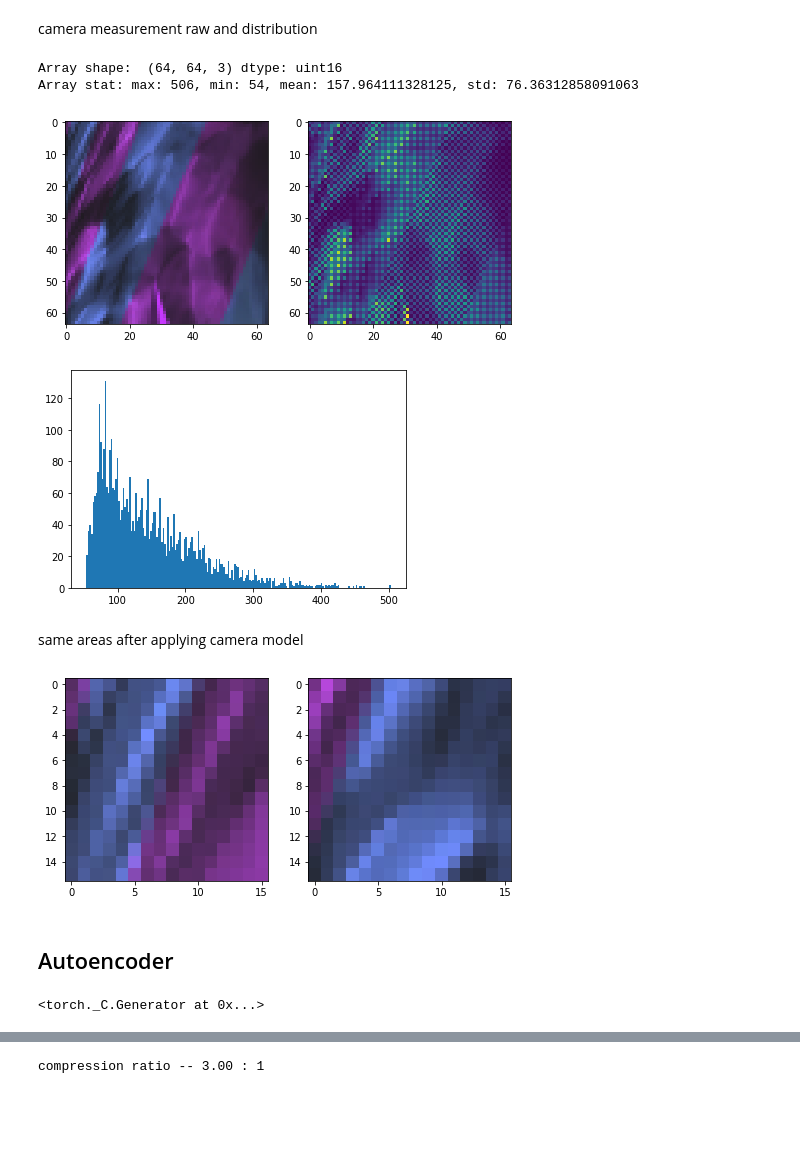
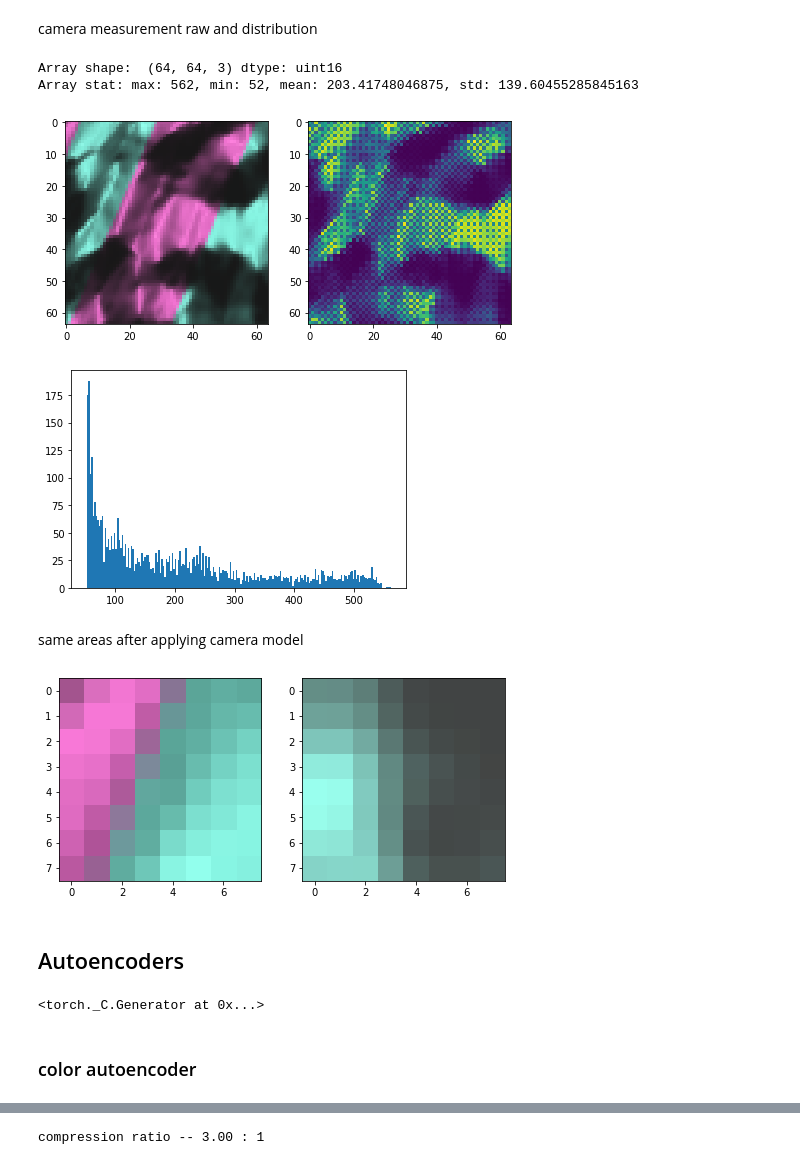
Before and after one commit to cianhwang/TrainingDataSynthesis, a Jupyter notebook: TrainingDataForDemosaicking.ipynb, the cells around one changed output, grey strips where cells are left out. Saved outputs shown, nothing was run; the diff lists cells and outputs as text; code cells hidden in the pictures; blank space fills up the shorter version.

```diff
--- a/TrainingDataForDemosaicking.ipynb
+++ b/TrainingDataForDemosaicking.ipynb
@@ -96,7 +100,7 @@ currently the number of samples should be quite high (81920) to approxiate noise
 # %%
-# img = load_exr("scene{:04d}/Image/Image0001.exr".format(0))
-# fig, ax = plt.subplots(1, 2, figsize = (8, 8))
-# ax[0].imshow(img)
-# ax[1].imshow(img/img.max())
-# plt.show()
-# print_stat(img)
+img = load_exr("scene{:04d}/Image/Image0001.exr".format(0))
+fig, ax = plt.subplots(1, 2, figsize = (8, 8))
+ax[0].imshow(img)
+ax[1].imshow(img/img.max())
+plt.show()
+print_stat(img)
@@ -136,7 +145,7 @@ class camMosaicModel:
         self.bit_depth = 10
         self.black_level = 50
         ''' params that are NOT from experiments on EVETAR camera '''
-        self.amplitude = 150
+        self.amplitude = 2
 
     def noise_model(self, img_gt):
         '''
@@ -159,7 +168,7 @@ class camMosaicModel:
         bayer_img[1::2, ::2] = img[1::2, ::2, 1]
         return bayer_img
 
-    def spatial_sampling(self, img, pix = 4):
+    def spatial_sampling(self, img, pix = 8):
         h, w, c = img.shape
         return skimage.measure.block_reduce(img, (pix,pix, 1), np.sum)
 
@@ -226,17 +235,17 @@ plt.hist(bayer_noisy.flatten(), bins=200)
 plt.show()
 # %% [output]
 Array shape:  (64, 64, 3) dtype: uint16
-Array stat: max: 506, min: 54, mean: 157.964111328125, std: 76.36312858091063
+Array stat: max: 562, min: 52, mean: 203.41748046875, std: 139.60455285845163
-[figure, old version]
+[figure, new version]
-[figure, old version]
+[figure, new version]
 # %% [markdown]
 same areas after applying camera model
 # %%
 fig, ax = plt.subplots(1, 2, figsize = (8, 8))
-ax[0].imshow(sensor_noisy[:16,:16]/sensor_noisy[:16,:16].max())
-ax[1].imshow(sensor_noisy[-16:, :16]/sensor_noisy[-16:, :16].max())
+ax[0].imshow(sensor_noisy[:8,:8]/sensor_noisy[:8,:8].max())
+ax[1].imshow(sensor_noisy[-8:, -8:]/sensor_noisy[-8:, -8:].max())
 plt.show()
 # %% [output]
-[figure, old version]
+[figure, new version]
 # %% [markdown]
-## Autoencoder
+## Autoencoders
@@ -259,6 +264,8 @@ np.random.seed(38)
 torch.manual_seed(38)
 # %% [output]
 <torch._C.Generator at 0x...>
+# %% [markdown]
+### color autoencoder
 # %%
 def conv3x3(in_planes, out_planes, stride=1):
     return nn.Conv2d(in_planes, out_planes, kernel_size=3, stride = stride, padding=1, bias=True)
```
Also changed, not shown: parts of 31 cells of this notebook.
